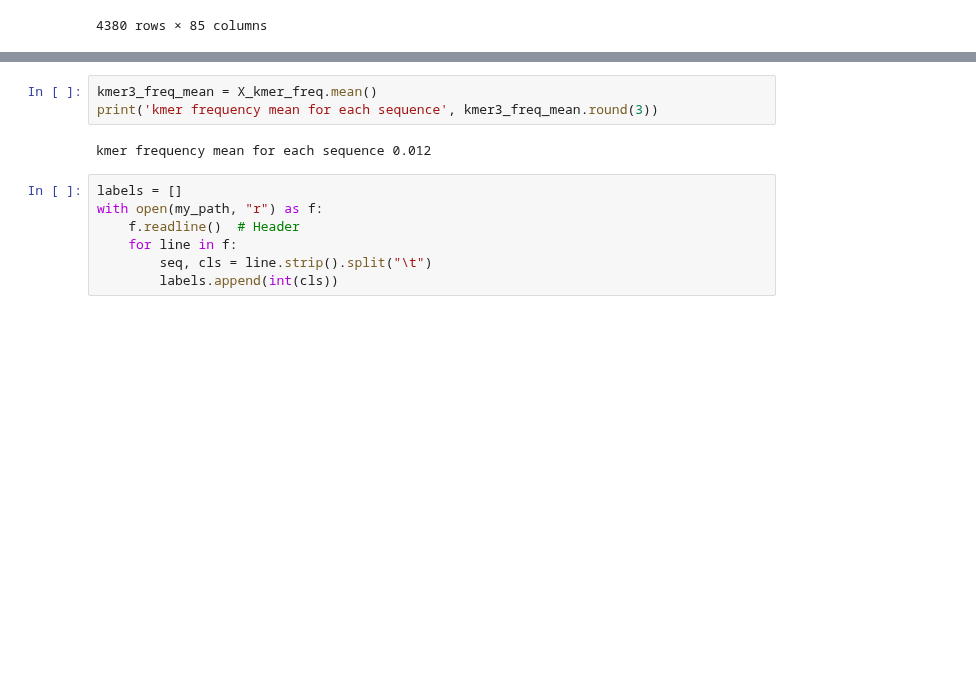
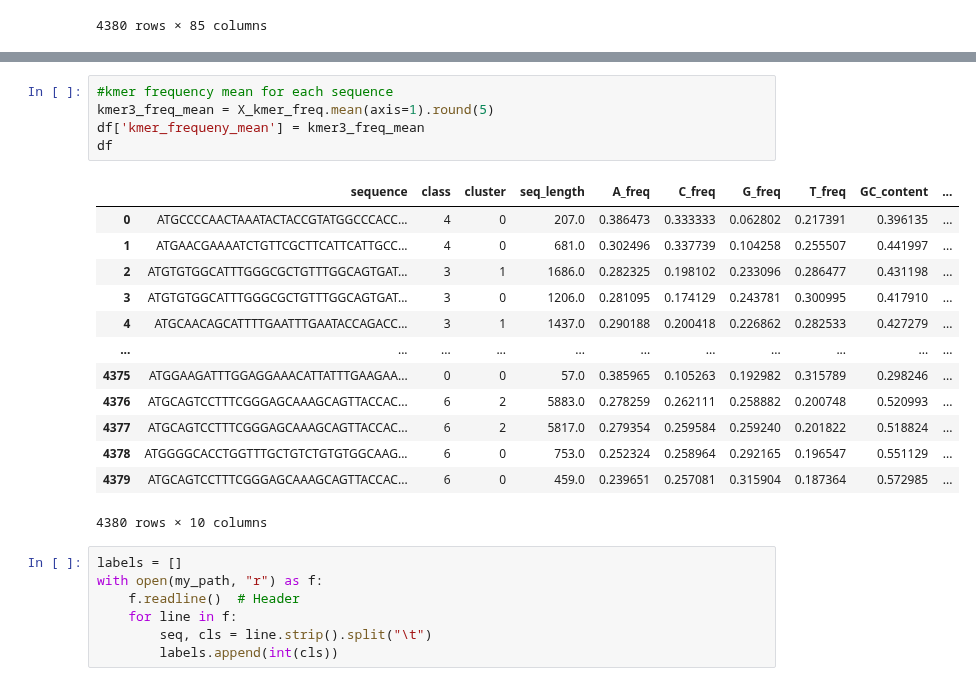
Before and after one commit to YamenNahhas/my-data-project, a Jupyter notebook: notebooks/DNA classification/Human Data Sequnence.ipynb, the cells around one changed output, grey strips where cells are left out. Cells and saved outputs as stored; diff of their text form; blank space fills up the shorter version.

```diff
--- a/notebooks/DNA classification/Human Data Sequnence.ipynb
+++ b/notebooks/DNA classification/Human Data Sequnence.ipynb
@@ -298,8 +298,22 @@ plt.show()
 # %%
-kmer3_freq_mean = X_kmer_freq.mean()
-print('kmer frequency mean for each sequence', kmer3_freq_mean.round(3))
+#kmer frequency mean for each sequence
+kmer3_freq_mean = X_kmer_freq.mean(axis=1).round(5)
+df['kmer_frequeny_mean'] = kmer3_freq_mean
+df
 # %% [output]
+|  | sequence | class | cluster | seq_length | A_freq | C_freq | G_freq | T_freq | GC_content | ... |
+| 0 | ATGCCCCAACTAAATACTACCGTATGGCCCACC... | 4 | 0 | 207.0 | 0.386473 | 0.333333 | 0.062802 | 0.217391 | 0.396135 | ... |
+| 1 | ATGAACGAAAATCTGTTCGCTTCATTCATTGCC... | 4 | 0 | 681.0 | 0.302496 | 0.337739 | 0.104258 | 0.255507 | 0.441997 | ... |
+| 2 | ATGTGTGGCATTTGGGCGCTGTTTGGCAGTGAT... | 3 | 1 | 1686.0 | 0.282325 | 0.198102 | 0.233096 | 0.286477 | 0.431198 | ... |
+| 3 | ATGTGTGGCATTTGGGCGCTGTTTGGCAGTGAT... | 3 | 0 | 1206.0 | 0.281095 | 0.174129 | 0.243781 | 0.300995 | 0.417910 | ... |
+| 4 | ATGCAACAGCATTTTGAATTTGAATACCAGACC... | 3 | 1 | 1437.0 | 0.290188 | 0.200418 | 0.226862 | 0.282533 | 0.427279 | ... |
+| ... | ... | ... | ... | ... | ... | ... | ... | ... | ... | ... |
+| 4375 | ATGGAAGATTTGGAGGAAACATTATTTGAAGAA... | 0 | 0 | 57.0 | 0.385965 | 0.105263 | 0.192982 | 0.315789 | 0.298246 | ... |
+| 4376 | ATGCAGTCCTTTCGGGAGCAAAGCAGTTACCAC... | 6 | 2 | 5883.0 | 0.278259 | 0.262111 | 0.258882 | 0.200748 | 0.520993 | ... |
+| 4377 | ATGCAGTCCTTTCGGGAGCAAAGCAGTTACCAC... | 6 | 2 | 5817.0 | 0.279354 | 0.259584 | 0.259240 | 0.201822 | 0.518824 | ... |
+| 4378 | ATGGGGCACCTGGTTTGCTGTCTGTGTGGCAAG... | 6 | 0 | 753.0 | 0.252324 | 0.258964 | 0.292165 | 0.196547 | 0.551129 | ... |
+| 4379 | ATGCAGTCCTTTCGGGAGCAAAGCAGTTACCAC... | 6 | 0 | 459.0 | 0.239651 | 0.257081 | 0.315904 | 0.187364 | 0.572985 | ... |
-kmer frequency mean for each sequence 0.012
+4380 rows × 10 columns
 # %%
 labels = []
 with open(my_path, "r") as f:
```
Also changed, not shown: parts of 2 cells of this notebook.
